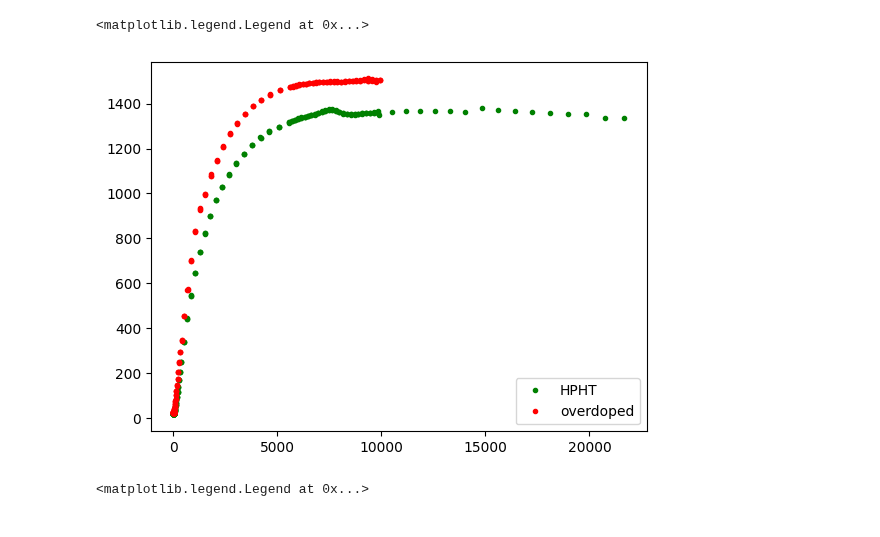
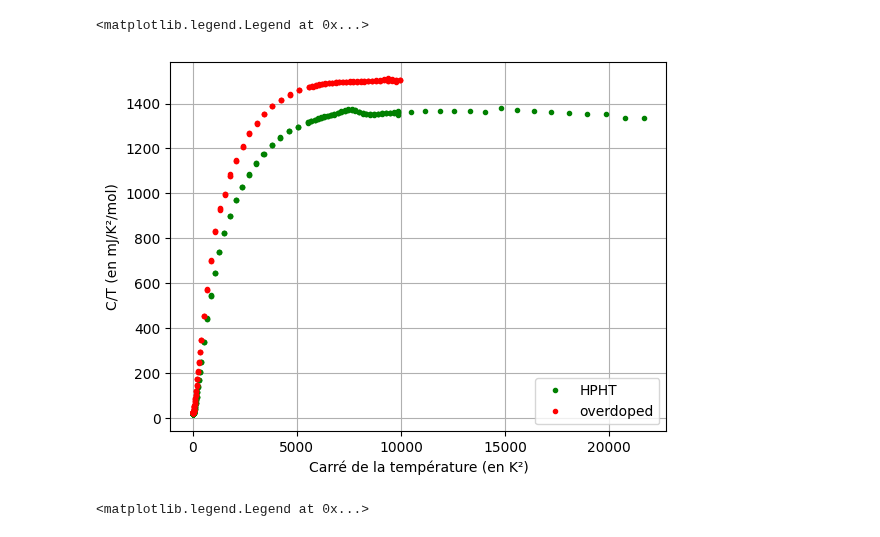
Before and after one commit to Gamal-on/YBCO, a Jupyter notebook: plot_data.ipynb, the cells around one changed output. Saved outputs shown, nothing was run; the diff lists cells and outputs as text; code cells hidden in the pictures.

```diff
--- a/plot_data.ipynb
+++ b/plot_data.ipynb
@@ -12,11 +20,14 @@ from scipy.optimize import curve_fit
 # %%
 plt.figure()
 plt.plot(cnt.squared_temperature_HPHT, cnt.hc_div_temp_HPHT, ".g", label="HPHT")
 plt.plot(cnt.squared_temperature_ISIS,cnt.hc_div_temp_ISIS, ".r", label="overdoped")
+plt.grid(True)
+plt.xlabel("Carré de la température (en K²)")
+plt.ylabel("C/T (en mJ/K²/mol)")
 plt.legend()
 # %% [output]
 <matplotlib.legend.Legend at 0x...>
-[figure, old version]
+[figure, new version]
 # %%
 squared_temp_HPHT_bounded, hc_HPHT_bounded = tools.tab_interval(cnt.squared_temperature_HPHT, cnt.hc_div_temp_HPHT, 0, 400)
 squared_temp_ISIS_bounded, hc_ISIS_bounded = tools.tab_interval(cnt.squared_temperature_ISIS, cnt.hc_div_temp_ISIS, 0, 400)
```
Also changed, not shown: parts of 1 cell of this notebook, 1 other file.
